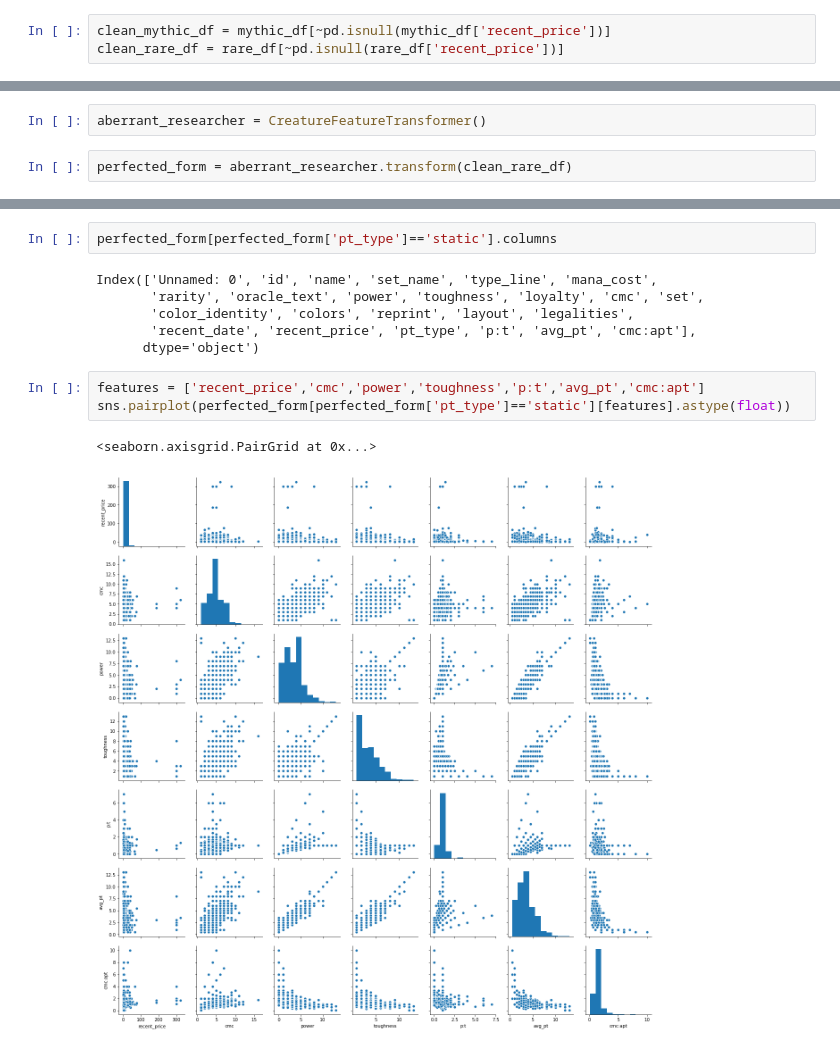
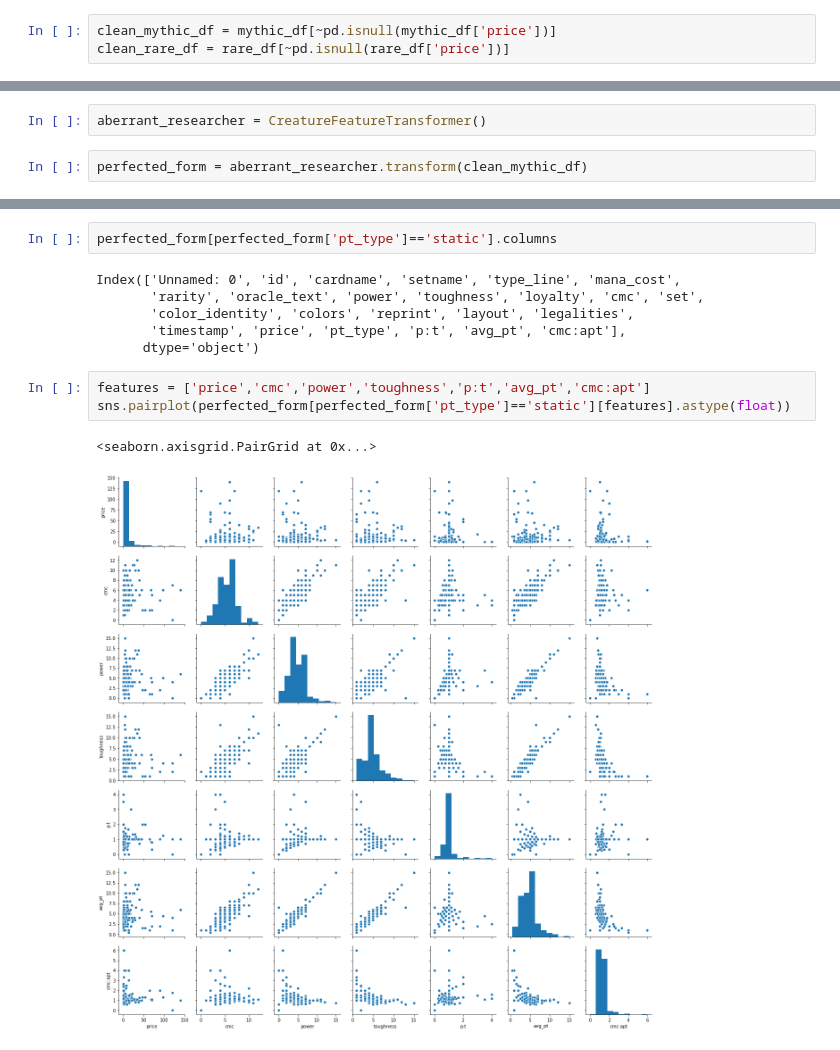
Before and after one commit to alexgcuevas/mystic-speculation, a Jupyter notebook: MVP_testing.ipynb, the cells around one changed output, grey strips where cells are left out. Cells and saved outputs as stored; diff of their text form.

```diff
--- a/MVP_testing.ipynb
+++ b/MVP_testing.ipynb
@@ -33,3 +32,3 @@ mythic_df.sample(10)
 # %%
-clean_mythic_df = mythic_df[~pd.isnull(mythic_df['recent_price'])]
-clean_rare_df = rare_df[~pd.isnull(rare_df['recent_price'])]
+clean_mythic_df = mythic_df[~pd.isnull(mythic_df['price'])]
+clean_rare_df = rare_df[~pd.isnull(rare_df['price'])]
@@ -85,7 +82,7 @@ sns.jointplot(clean_rare_df['cmc'].astype('int'), clean_rare_df['recent_price'],
 # %%
 aberrant_researcher = CreatureFeatureTransformer()
 # %%
-perfected_form = aberrant_researcher.transform(clean_rare_df)
+perfected_form = aberrant_researcher.transform(clean_mythic_df)
 # %%
 perfected_form.sample(10)
 # %% [output]
@@ -104,14 +101,14 @@ perfected_form.sample(10)
 # %%
 perfected_form[perfected_form['pt_type']=='static'].columns
 # %% [output]
-Index(['Unnamed: 0', 'id', 'name', 'set_name', 'type_line', 'mana_cost',
+Index(['Unnamed: 0', 'id', 'cardname', 'setname', 'type_line', 'mana_cost',
        'rarity', 'oracle_text', 'power', 'toughness', 'loyalty', 'cmc', 'set',
        'color_identity', 'colors', 'reprint', 'layout', 'legalities',
-       'recent_date', 'recent_price', 'pt_type', 'p:t', 'avg_pt', 'cmc:apt'],
+       'timestamp', 'price', 'pt_type', 'p:t', 'avg_pt', 'cmc:apt'],
       dtype='object')
 # %%
-features = ['recent_price','cmc','power','toughness','p:t','avg_pt','cmc:apt']
+features = ['price','cmc','power','toughness','p:t','avg_pt','cmc:apt']
 sns.pairplot(perfected_form[perfected_form['pt_type']=='static'][features].astype(float))
 # %% [output]
 <seaborn.axisgrid.PairGrid at 0x...>
-[figure, old version]
+[figure, new version]
```
Also changed, not shown: parts of 31 cells of this notebook, 3 other files.
